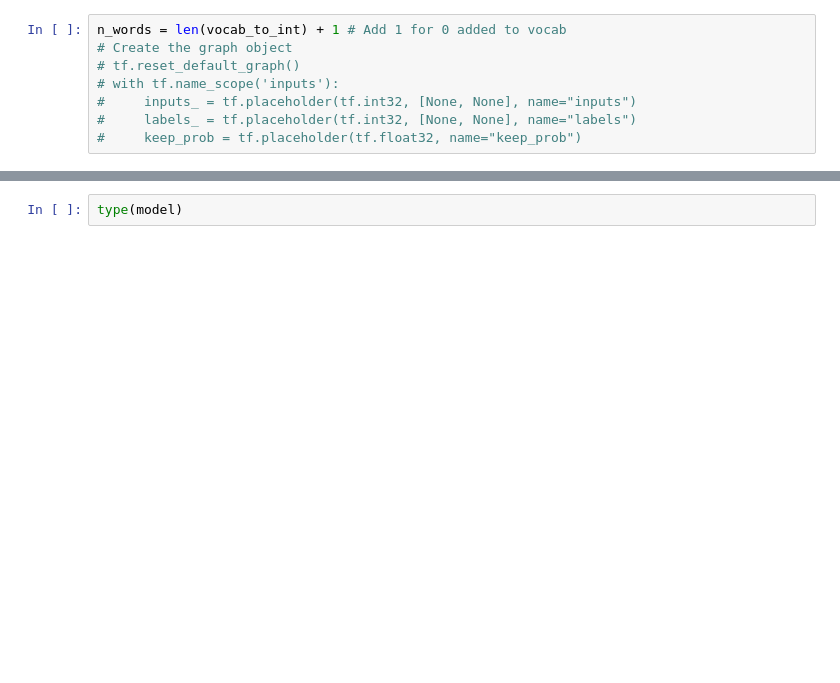
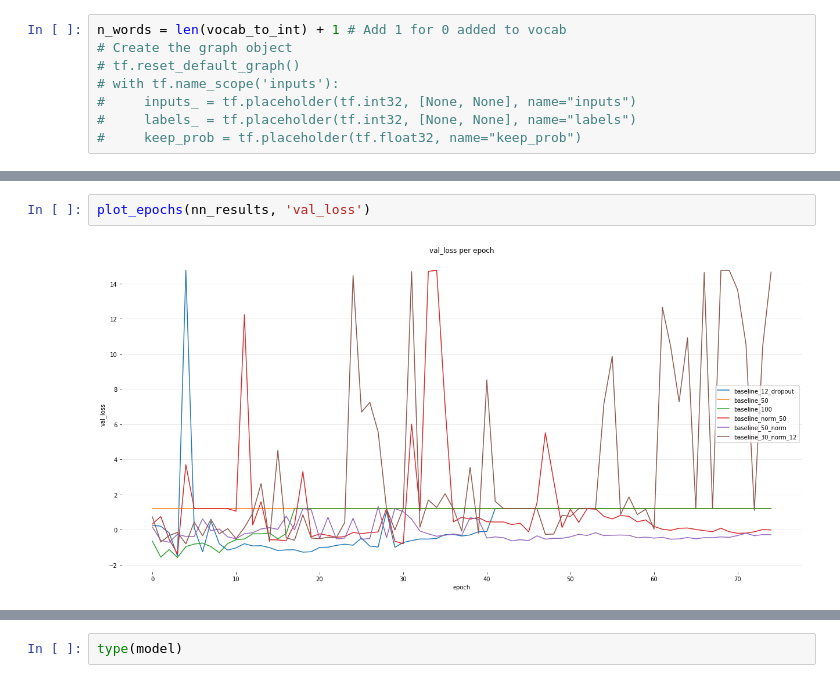
Before and after one commit to eltabre/PolitiGauge, a Jupyter notebook: notebooks/full_ibc/IBC Pract2.ipynb, the cells around one changed output, grey strips where cells are left out. Drawn from its saved outputs; the diff is of its cells as text; blank space fills up the shorter version.

```diff
--- a/notebooks/full_ibc/IBC Pract2.ipynb
+++ b/notebooks/full_ibc/IBC Pract2.ipynb
@@ -449,0 +737,4 @@ None
+# %%
+plot_epochs(nn_results, 'val_loss')
+# %% [output]
+[figure, added]
```
Also changed, not shown: parts of 61 cells of this notebook, 1 other file.
